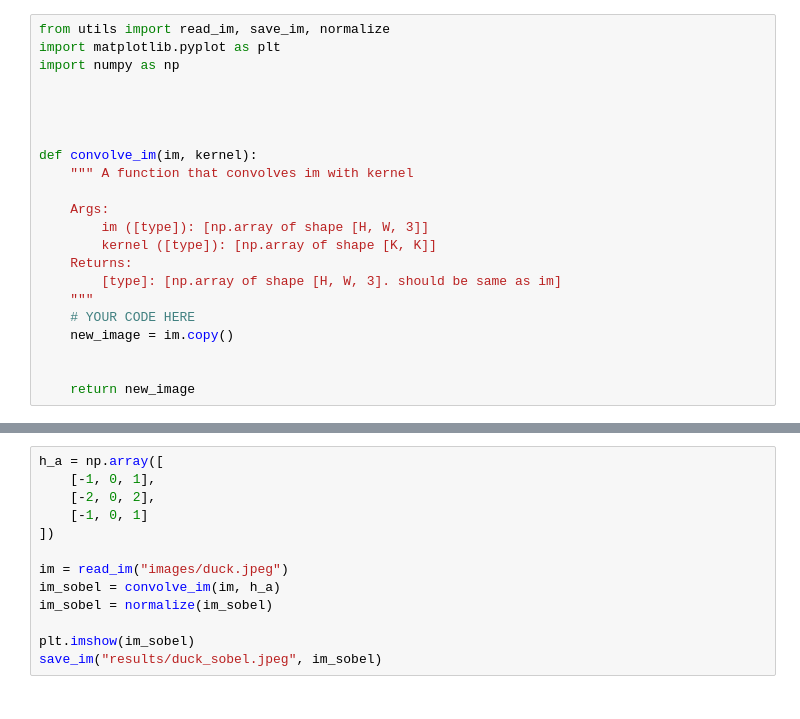
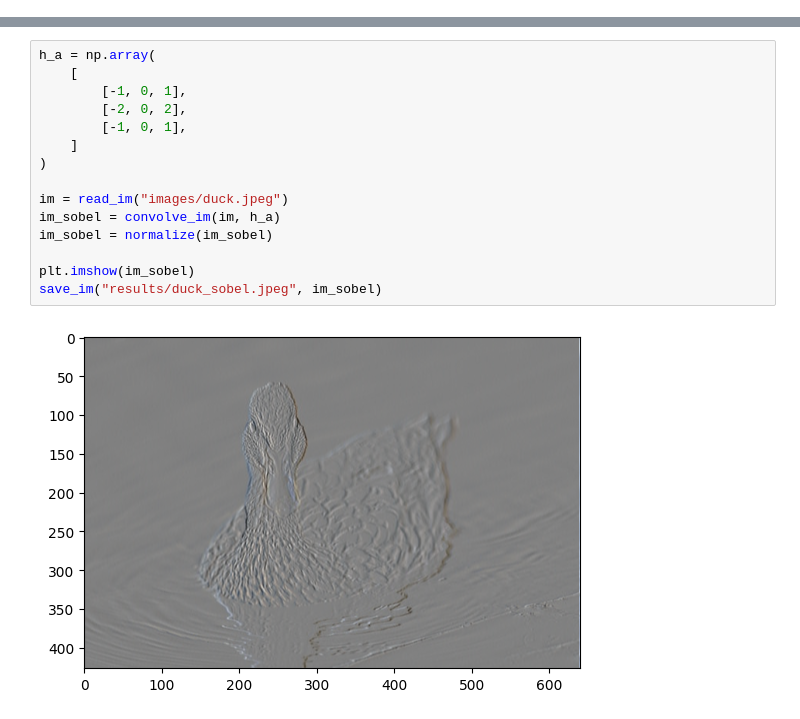
Before and after one commit to offish/tdt4195-visual-computing-fundamentals, a Jupyter notebook: image-processing/Assignment 1/q10.ipynb, the cells around one changed output, grey strips where cells are left out. Cells and saved outputs as stored; diff of their text form.

```diff
--- a/image-processing/Assignment 1/q10.ipynb
+++ b/image-processing/Assignment 1/q10.ipynb
@@ -1,22 +0,0 @@
-# %%
-from utils import read_im, save_im, normalize
-import matplotlib.pyplot as plt
-import numpy as np
-
-
-
-
-def convolve_im(im, kernel):
-    """ A function that convolves im with kernel
-
-    Args:
-        im ([type]): [np.array of shape [H, W, 3]]
-        kernel ([type]): [np.array of shape [K, K]]
-    Returns:
-        [type]: [np.array of shape [H, W, 3]. should be same as im]
-    """
-    # YOUR CODE HERE
-    new_image = im.copy()
-
-
-    return new_image
@@ -23,14 +57,18 @@ def convolve_im(im, kernel):
 # %%
-h_a = np.array([
-    [-1, 0, 1],
-    [-2, 0, 2],
-    [-1, 0, 1]
-])
+h_a = np.array(
+    [
+        [-1, 0, 1],
+        [-2, 0, 2],
+        [-1, 0, 1],
+    ]
+)
 
 im = read_im("images/duck.jpeg")
 im_sobel = convolve_im(im, h_a)
 im_sobel = normalize(im_sobel)
 
 plt.imshow(im_sobel)
 save_im("results/duck_sobel.jpeg", im_sobel)
+# %% [output]
+[figure, added]
 # %%
```
Also changed, not shown: parts of 2 cells of this notebook, 19 other files.
